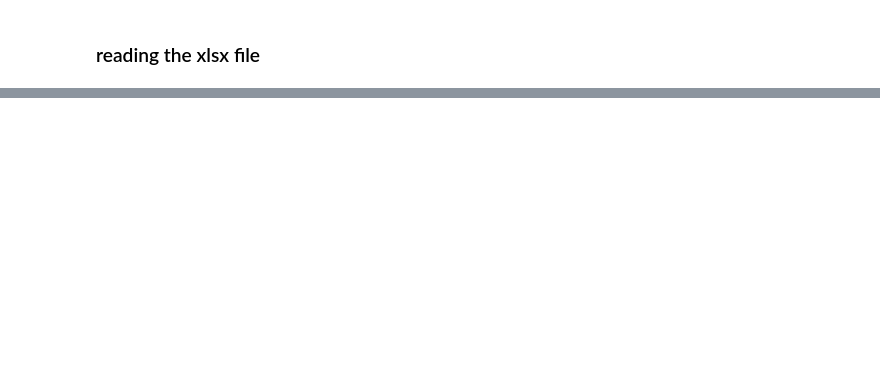
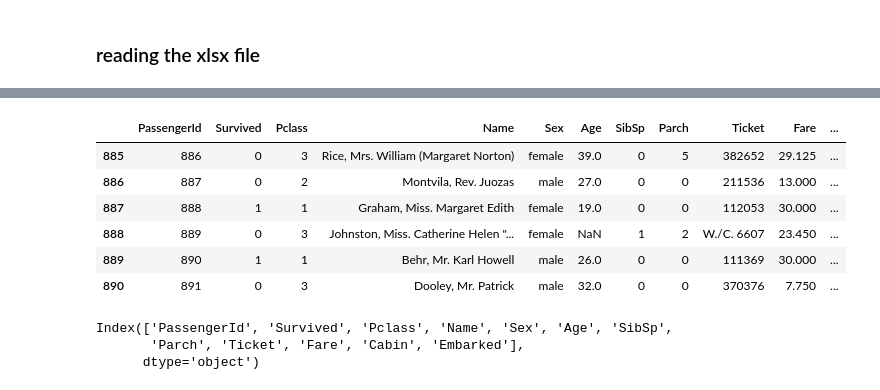
Before and after one commit to Prime91Manu/Guides, a Jupyter notebook: Guides_Folder/Python/07. Introduction to Pandas.ipynb, the cells around one changed output, grey strips where cells are left out. Drawn from its saved outputs; the diff is of its cells as text; code cells hidden in the pictures; blank space fills up the shorter version.

```diff
--- a/Guides_Folder/Python/07. Introduction to Pandas.ipynb
+++ b/Guides_Folder/Python/07. Introduction to Pandas.ipynb
@@ -69,0 +99,19 @@ df.head()
+# %%
+# bottom 6 rows
+
+df.tail( 6 )
+# %% [output]
+|  | PassengerId | Survived | Pclass | Name | Sex | Age | SibSp | Parch | Ticket | Fare | ... |
+| 885 | 886 | 0 | 3 | Rice, Mrs. William (Margaret Norton) | female | 39.0 | 0 | 5 | 382652 | 29.125 | ... |
+| 886 | 887 | 0 | 2 | Montvila, Rev. Juozas | male | 27.0 | 0 | 0 | 211536 | 13.000 | ... |
+| 887 | 888 | 1 | 1 | Graham, Miss. Margaret Edith | female | 19.0 | 0 | 0 | 112053 | 30.000 | ... |
+| 888 | 889 | 0 | 3 | Johnston, Miss. Catherine Helen "... | female | NaN | 1 | 2 | W./C. 6607 | 23.450 | ... |
+| 889 | 890 | 1 | 1 | Behr, Mr. Karl Howell | male | 26.0 | 0 | 0 | 111369 | 30.000 | ... |
+| 890 | 891 | 0 | 3 | Dooley, Mr. Patrick | male | 32.0 | 0 | 0 | 370376 | 7.750 | ... |
+# %%
+# Seeing the name of columns of df dataframe
+df.columns
+# %% [output]
+Index(['PassengerId', 'Survived', 'Pclass', 'Name', 'Sex', 'Age', 'SibSp',
+       'Parch', 'Ticket', 'Fare', 'Cabin', 'Embarked'],
+      dtype='object')
```
Also changed, not shown: parts of 37 cells of this notebook, 15 other files.
